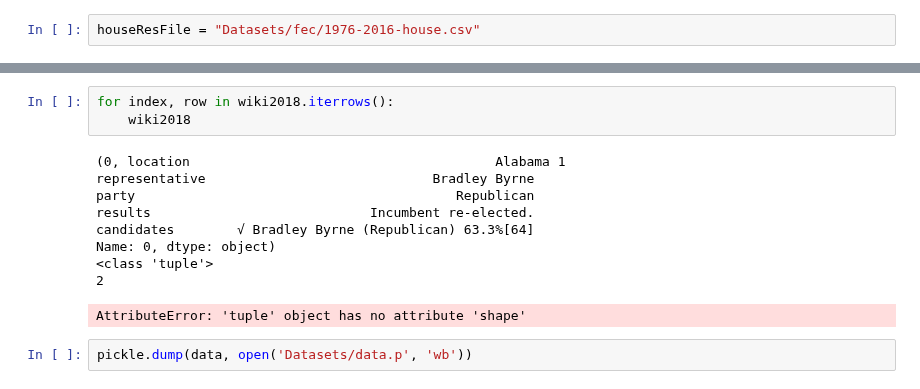
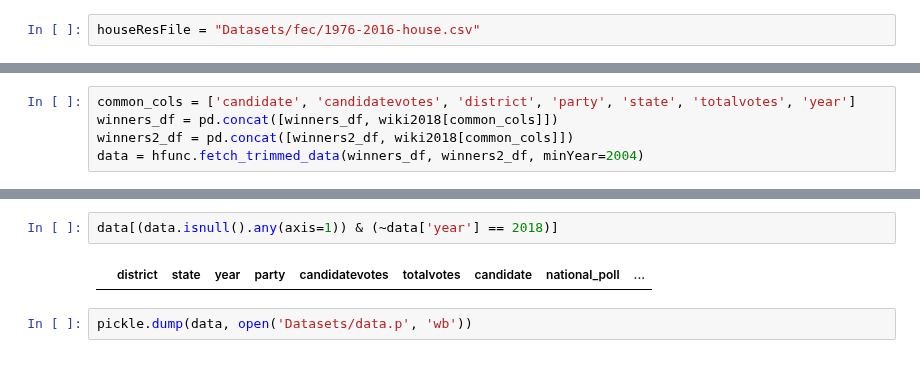
Before and after one commit to WildTangles/ac209a_project, a Jupyter notebook: House-Preprocessing.ipynb, the cells around one changed output, grey strips where cells are left out. Drawn from its saved outputs; the diff is of its cells as text.

```diff
--- a/House-Preprocessing.ipynb
+++ b/House-Preprocessing.ipynb
@@ -26,0 +118,5 @@ See the caveats in the documentation: http://pandas.pydata.org/pandas-docs/stabl
+# %%
+common_cols = ['candidate', 'candidatevotes', 'district', 'party', 'state', 'totalvotes', 'year']
+winners_df = pd.concat([winners_df, wiki2018[common_cols]])
+winners2_df = pd.concat([winners2_df, wiki2018[common_cols]])
+data = hfunc.fetch_trimmed_data(winners_df, winners2_df, minYear=2004)
@@ -110,16 +150,7 @@ wiki2018[pd.isnull(wiki2018.apply(clean_location, axis=1).drop('location', axis=
-# %%
-for index, row in wiki2018.iterrows():
-    wiki2018
-# %% [output]
-(0, location                                       Alabama 1
-representative                             Bradley Byrne
-party                                         Republican
-results                            Incumbent re-elected.
-candidates        √ Bradley Byrne (Republican) 63.3%[64]
-Name: 0, dtype: object)
-<class 'tuple'>
-2
-AttributeError: 'tuple' object has no attribute 'shape'
+# %%
+data[(data.isnull().any(axis=1)) & (~data['year'] == 2018)]
+# %% [output]
+|  | district | state | year | party | candidatevotes | totalvotes | candidate | national_poll | ... |
 # %%
 pickle.dump(data, open('Datasets/data.p', 'wb'))
 # %%
```
Also changed, not shown: parts of 19 cells of this notebook, 5 other files.
